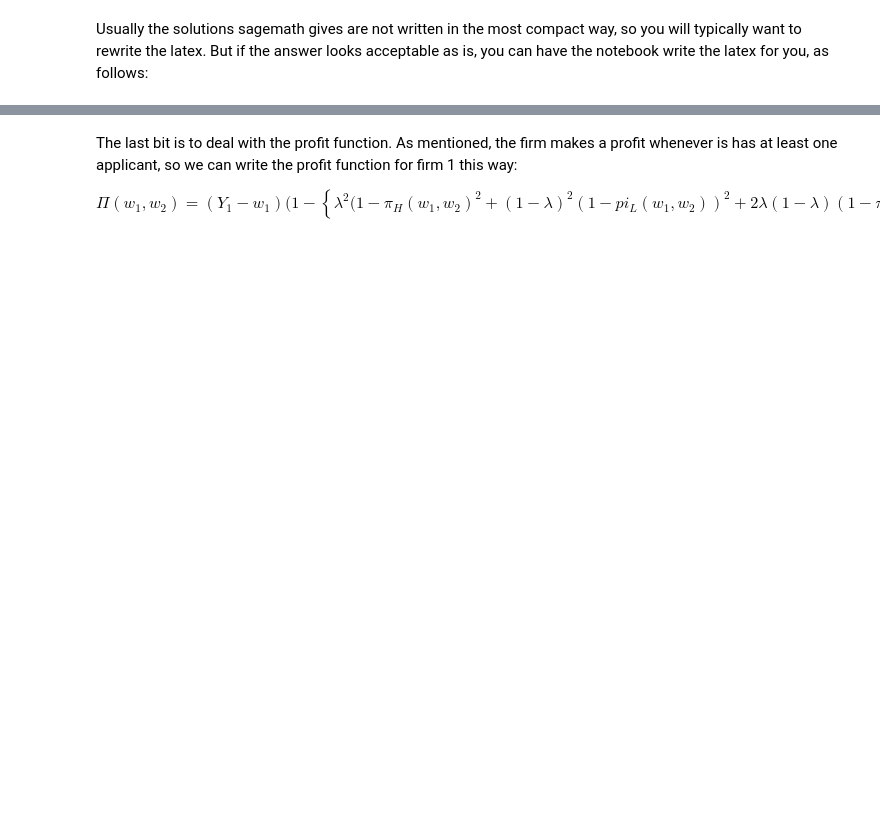
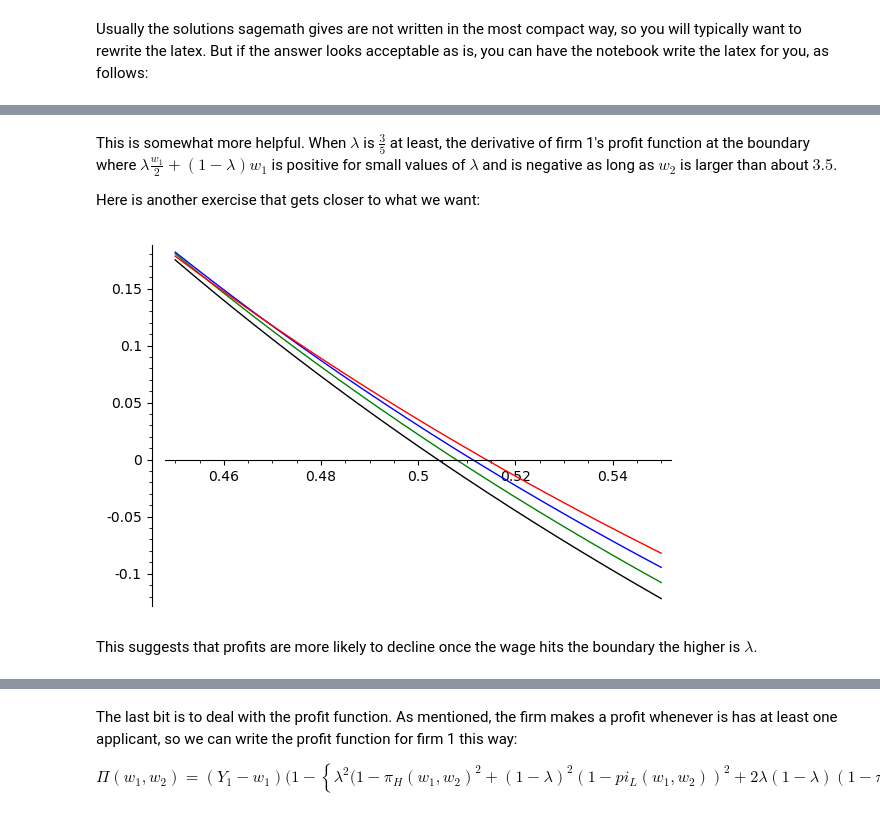
Before and after one commit to michaelpetersubc/notebooks, a Jupyter notebook: Econ306/directed_search/directed_search_incomplete_information.ipynb, the cells around one changed output, grey strips where cells are left out. Drawn from its saved outputs; the diff is of its cells as text; code cells hidden in the pictures; blank space fills up the shorter version.

```diff
--- a/Econ306/directed_search/directed_search_incomplete_information.ipynb
+++ b/Econ306/directed_search/directed_search_incomplete_information.ipynb
@@ -108,0 +121,13 @@ $$
+# %% [markdown]
+This is somewhat more helpful.  When $\lambda$ is $\frac{3}{5}$ at least, the derivative of firm 1's profit function at the boundary where $\lambda\frac{w_1}{2}+(1-\lambda)w_1$ is positive for small values of $\lambda$ and is negative as long as $w_2$ is larger than about $3.5$.
+
+Here is another exercise that gets closer to what we want:
+# %%
+p2=plot(dProfit1_sub.substitute(gamma=1/5,Y_1=1),(w_1,.45,.55),color='black')
+p3=plot(dProfit1_sub.substitute(gamma=2/5,Y_1=1),(w_1,.45,.55),color='green')
+p4=plot(dProfit1_sub.substitute(gamma=4/5,Y_1=1),(w_1,.45,.55),color='red')
+p1+p2+p3+p4
+# %% [output]
+[figure, added]
+# %% [markdown]
+This suggests that profits are more likely to decline once the wage hits the boundary the higher is $\lambda$.
```
Also changed, not shown: parts of 70 cells of this notebook, 14 other files.
